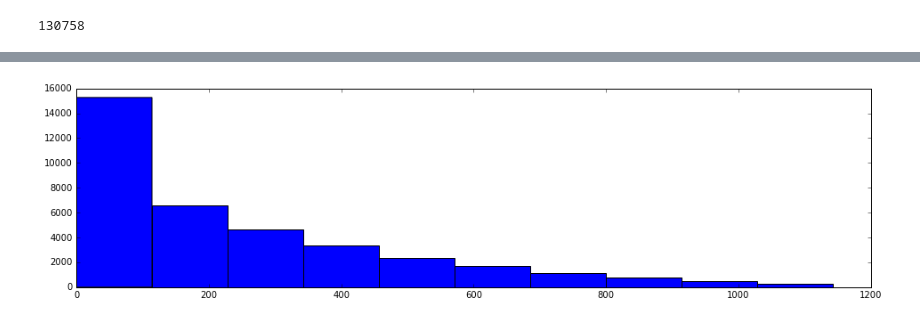
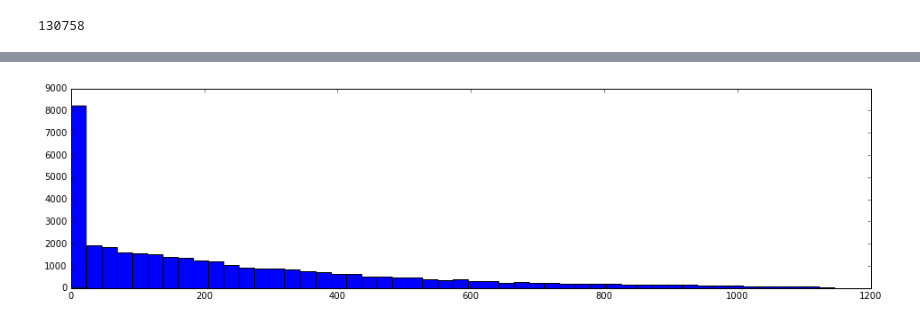
Before and after one commit to inspirehep/invenio-trends, a Jupyter notebook: research/TemporalPrecision.ipynb, the cells around one changed output, grey strips where cells are left out. Drawn from its saved outputs; the diff is of its cells as text; code cells hidden in the pictures.

```diff
--- a/research/TemporalPrecision.ipynb
+++ b/research/TemporalPrecision.ipynb
@@ -182,11 +182,11 @@ np.percentile(diffs, 94)
 # %%
 diffs_sign = np.array(diffs)
 diffs_sign[diffs_sign < 0] = 0
 diffs_sign[diffs_sign > np.percentile(diffs, 90)] = 0
-plt.hist(diffs_sign)
+plt.hist(diffs_sign, bins=50)
 plt.show()
 # %% [output]
-[figure, old version]
+[figure, new version]
 # %%
 np.mean(diffs_sign)
 # %% [output]
```
Also changed, not shown: parts of 22 cells of this notebook, 1 other file.
